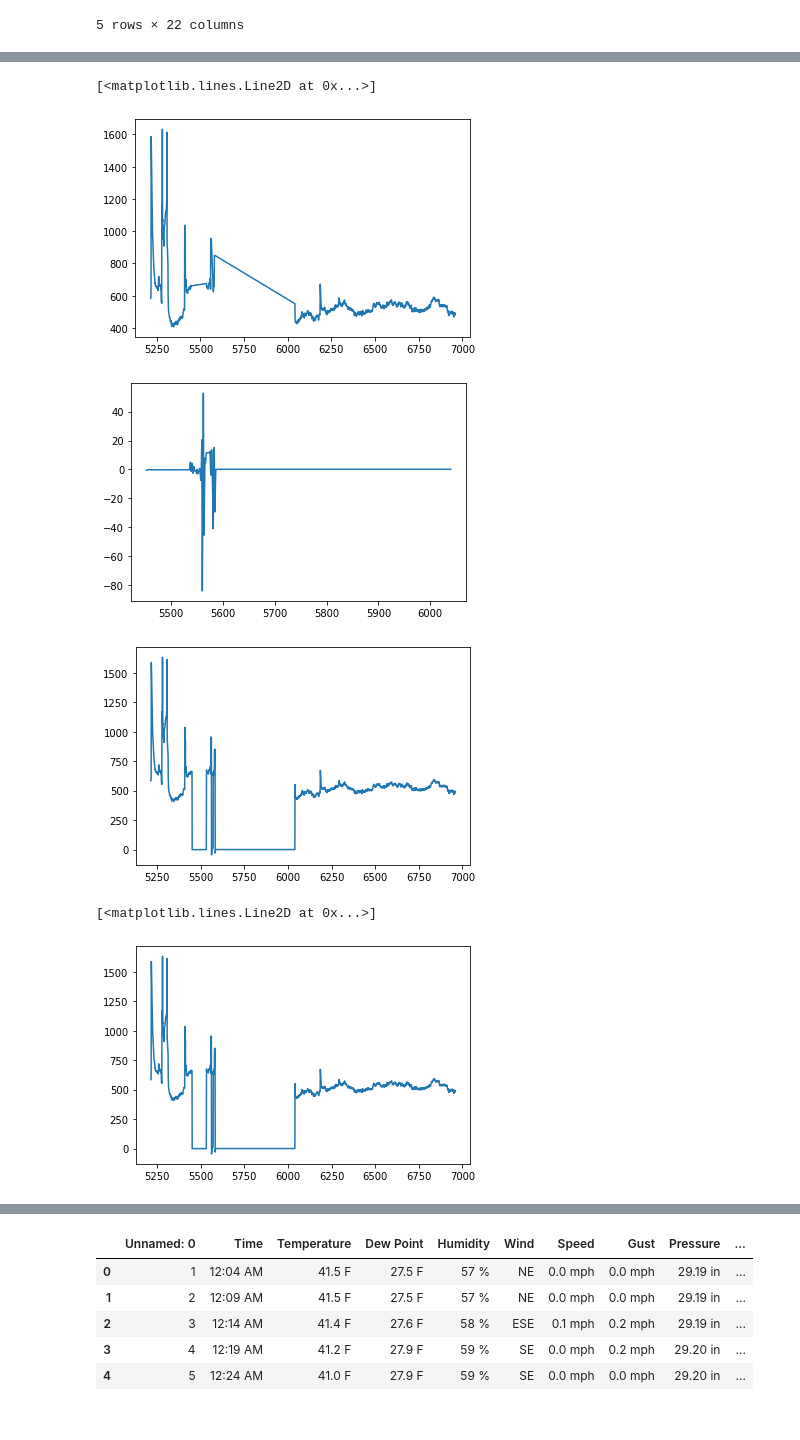
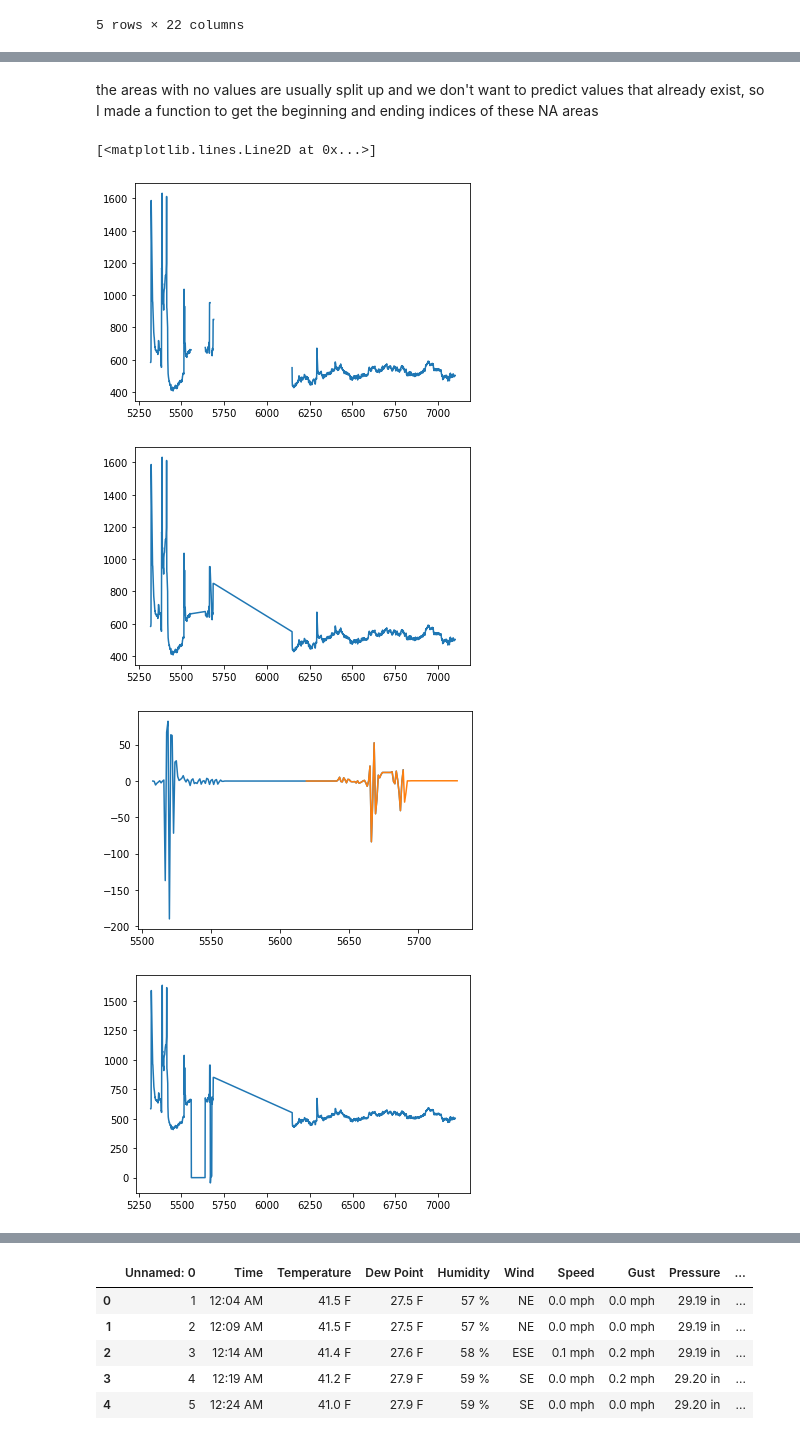
Before and after one commit to thejimster82/CvilleAQ, a Jupyter notebook: code/weather_plus_pm.ipynb, the cells around one changed output, grey strips where cells are left out. Saved outputs shown, nothing was run; the diff lists cells and outputs as text; code cells hidden in the pictures.

Commit message:
attempting ARIMA and Kalman Smoothing

```diff
--- a/code/weather_plus_pm.ipynb
+++ b/code/weather_plus_pm.ipynb
@@ -166,3 +158,6 @@ plt.plot(pm_na[pm_na.dev_id==7]['fdt'],pm_na[pm_na.dev_id==7]['co2'].interpolate
+# %%
+start_date = min(pm_na.fdt)
+end_date = max(pm_na.fdt)
 # %%
 #co2 plots after making missing values into NaNs for boxes 3:11
 #using df.interpolate() to fill NAs with linearly-interpolated values
@@ -195,23 +188,40 @@ plt.show()
 [figure]
+# %% [markdown]
+the areas with no values are usually split up and we don't want to predict values that already exist, so I made a function to get the beginning and ending indices of these NA areas
+# %%
+def findConsecutives(inds):
+    consecutives = []
+    start=inds[0]
+    lastval=inds[0]
+    for i in range(1,len(inds)):
+        if inds[i]!=lastval+1:
+            consecutives.append((start,inds[i-1]))
+            start=inds[i]
+        lastval=inds[i]
+    return consecutives
 # %%
-#attempt at replacing missing values with arima prediction (doesn't work so great yet)\
+#attempt at replacing missing values with arima prediction (doesn't work so great)
+plt.figure()
+plt.plot(pm_na[pm_na.dev_id==7]['co2'])
+series = pm_na[pm_na.dev_id==7]['co2'].interpolate()
 plt.figure()
 plt.plot(series)
-replacements=model_fit.predict(start=inds[0],end=inds[-1])
-for ind in inds:
-    ind+=series.index[0]
-    series[ind]=replacements[ind]
+ind_sets = findConsecutives(inds)
+replacement_sets=[]
+for set in ind_sets:
+    replacements=model_fit.predict(start=set[0],end=set[1])
+    replacement_sets.append(replacements)
+    for i in range(set[0],set[1]):
+        j = i + series.index[0]
+        series[j]=replacements[j]
 plt.figure()
-plt.plot(replacements)
+for set in replacement_sets:
+    plt.plot(set)
 plt.figure()
 plt.plot(series)
 # %% [output]
 [<matplotlib.lines.Line2D at 0x...>]
-[figure, old version]
+[figure, new version]
-[figure, old version]
+[figure, new version]
-[figure, old version]
+[figure, new version]
+[figure, added]
-# %%
-plt.plot(series)
-# %% [output]
-[<matplotlib.lines.Line2D at 0x...>]
-[figure, removed]
```
Also changed, not shown: parts of 21 cells of this notebook, 4 other files.
